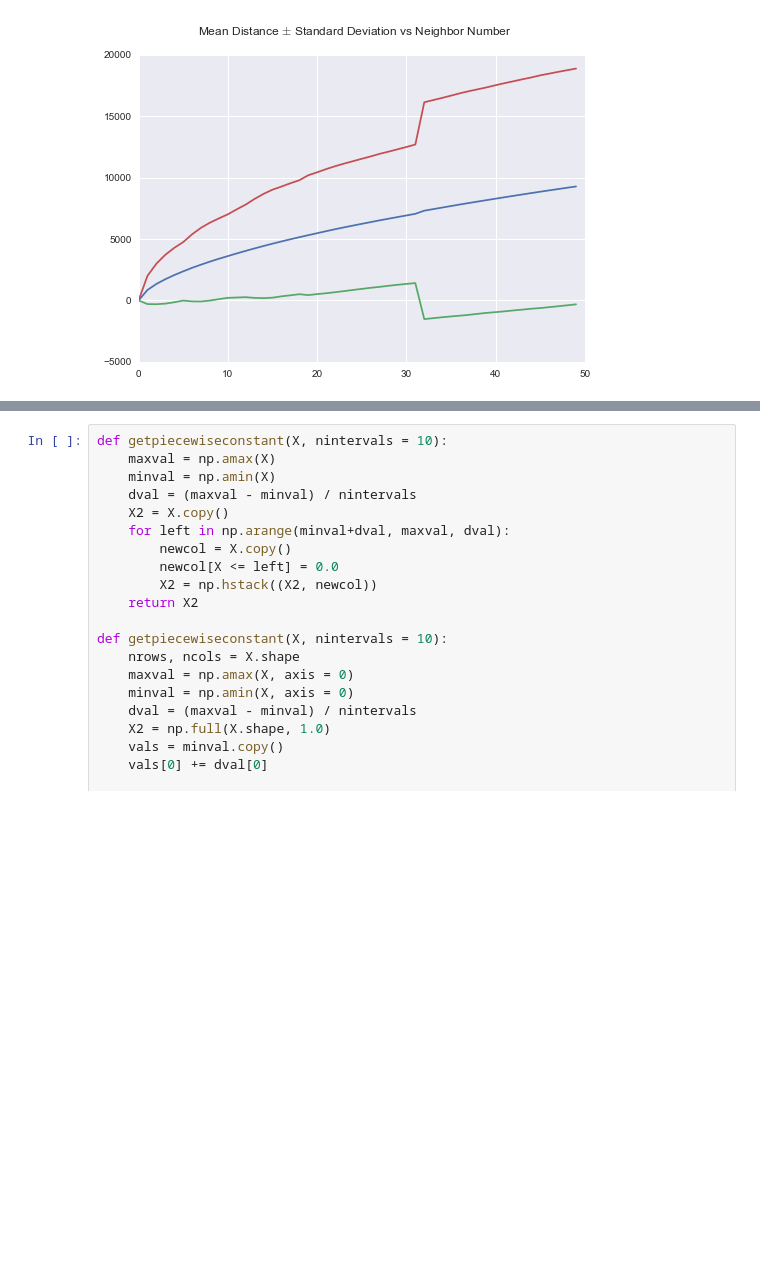
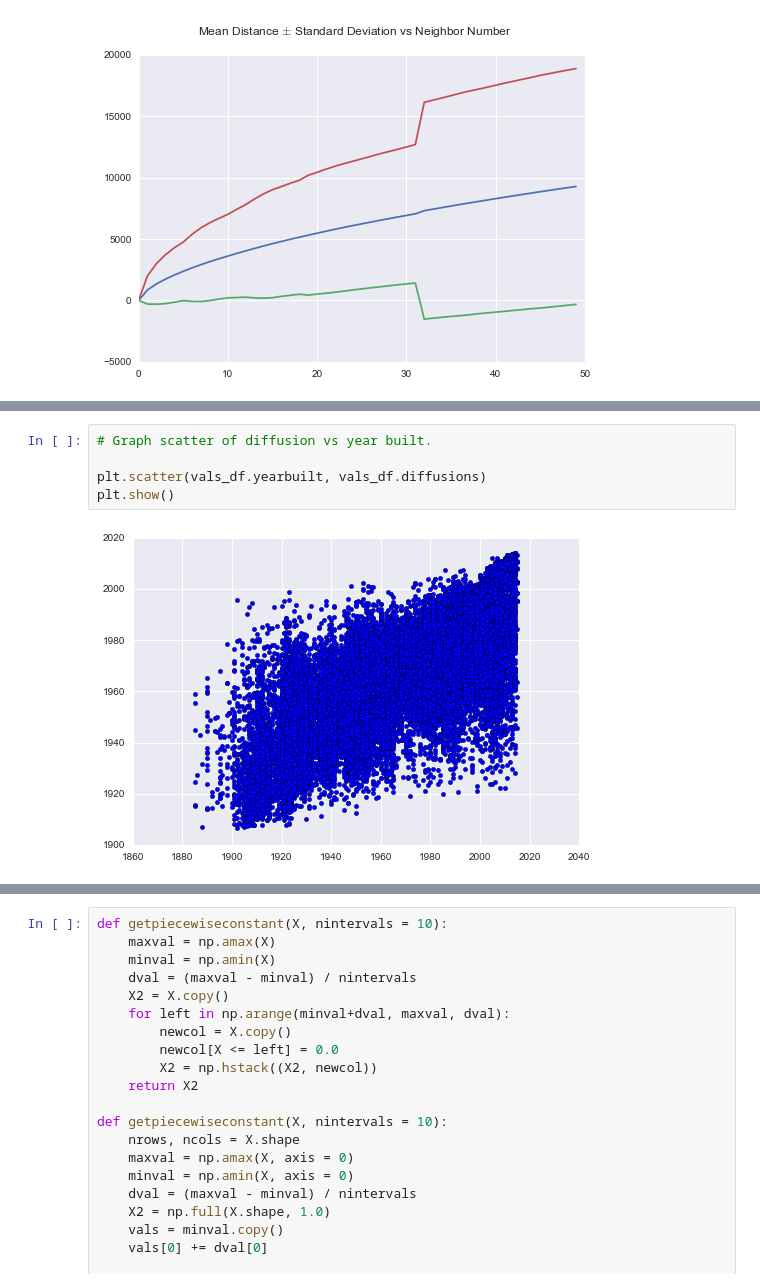
Before and after one commit to MatthewMcGonagle/KaggleZillow, a Jupyter notebook: IsotropicDiffusion.ipynb, the cells around one changed output, grey strips where cells are left out. Cells and saved outputs as stored; diff of their text form; blank space fills up the shorter version.

```diff
--- a/IsotropicDiffusion.ipynb
+++ b/IsotropicDiffusion.ipynb
@@ -195,0 +227,7 @@ plt.show()
+# %%
+# Graph scatter of diffusion vs year built.
+
+plt.scatter(vals_df.yearbuilt, vals_df.diffusions)
+plt.show()
+# %% [output]
+[figure, added]
```
Also changed, not shown: parts of 13 cells of this notebook.
